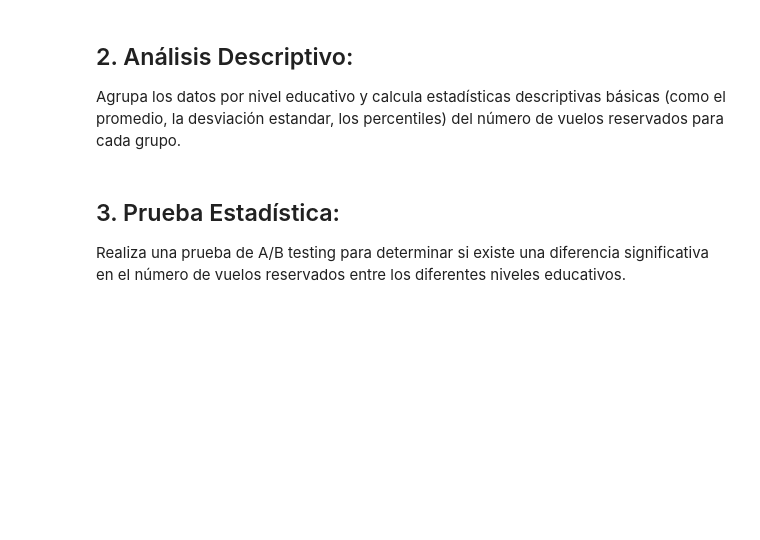
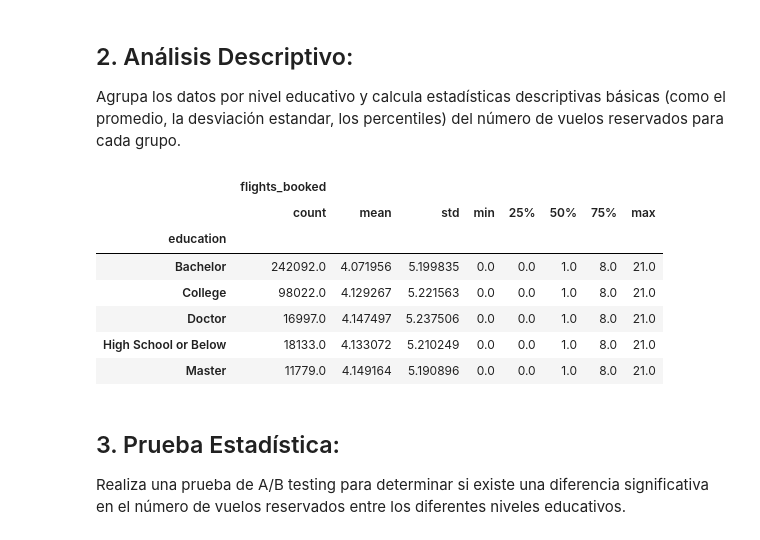
Before and after one commit to Adalab/bda-modulo-3-evaluacion-final-inesaag, a Jupyter notebook: evaluacion.ipynb, the cells around one changed output. Cells and saved outputs as stored; diff of their text form; code cells hidden in the pictures; blank space fills up the shorter version.

```diff
--- a/evaluacion.ipynb
+++ b/evaluacion.ipynb
@@ -203,7 +137,7 @@ def modify_columns(dataframe):
 # %%
 #limpiamos los nombres de las columnas quitando sustituyendo espacios por _ y poniéndolos en minúscula
 # %%
-df_activity = modify_columns(df_activity)
+df_activity = sp.modify_columns(df_activity)
 # %%
 df_activity.head(5)
 # %% [output]
@@ -754,3 +751,15 @@ Filtra el conjunto de datos para incluir únicamente las columnas relevantes: 'F
 ## 2. Análisis Descriptivo:
 Agrupa los datos por nivel educativo y calcula estadísticas descriptivas básicas (como el promedio, la desviación estandar, los percentiles) del
 número de vuelos reservados para cada grupo.
+# %%
+df_ed_group= df_ed.groupby('education').describe()
+df_ed_group
+# %% [output]
+|  | flights_booked |  |  |  |  |  |  |  |
+|  | count | mean | std | min | 25% | 50% | 75% | max |
+| education |  |  |  |  |  |  |  |  |
+| Bachelor | 242092.0 | 4.071956 | 5.199835 | 0.0 | 0.0 | 1.0 | 8.0 | 21.0 |
+| College | 98022.0 | 4.129267 | 5.221563 | 0.0 | 0.0 | 1.0 | 8.0 | 21.0 |
+| Doctor | 16997.0 | 4.147497 | 5.237506 | 0.0 | 0.0 | 1.0 | 8.0 | 21.0 |
+| High School or Below | 18133.0 | 4.133072 | 5.210249 | 0.0 | 0.0 | 1.0 | 8.0 | 21.0 |
+| Master | 11779.0 | 4.149164 | 5.190896 | 0.0 | 0.0 | 1.0 | 8.0 | 21.0 |
```
Also changed, not shown: parts of 34 cells of this notebook, 4 other files.
